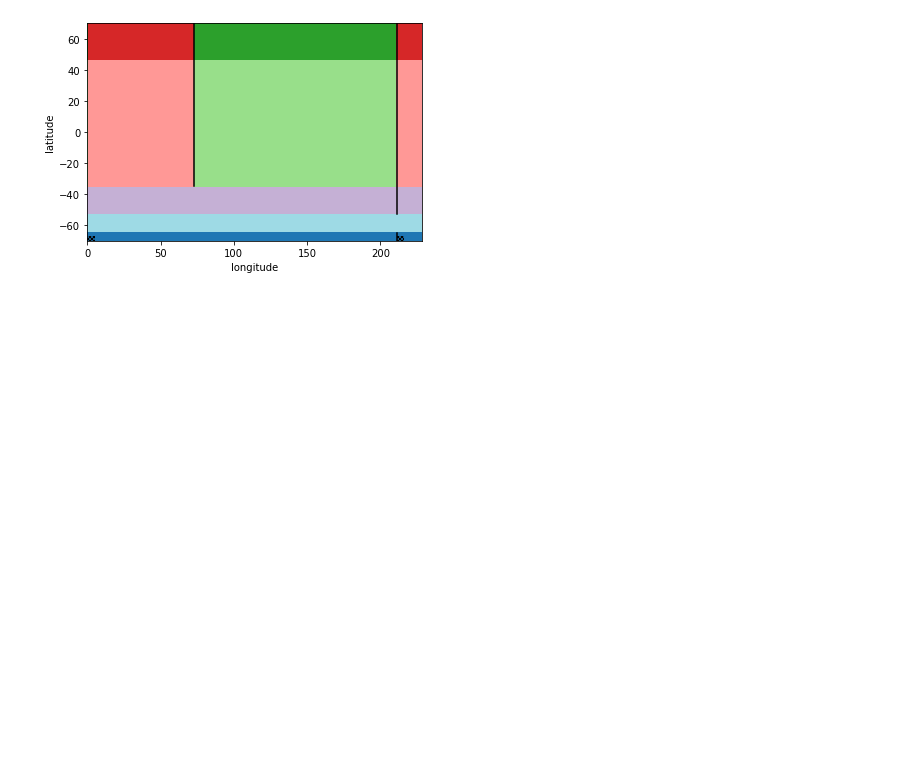
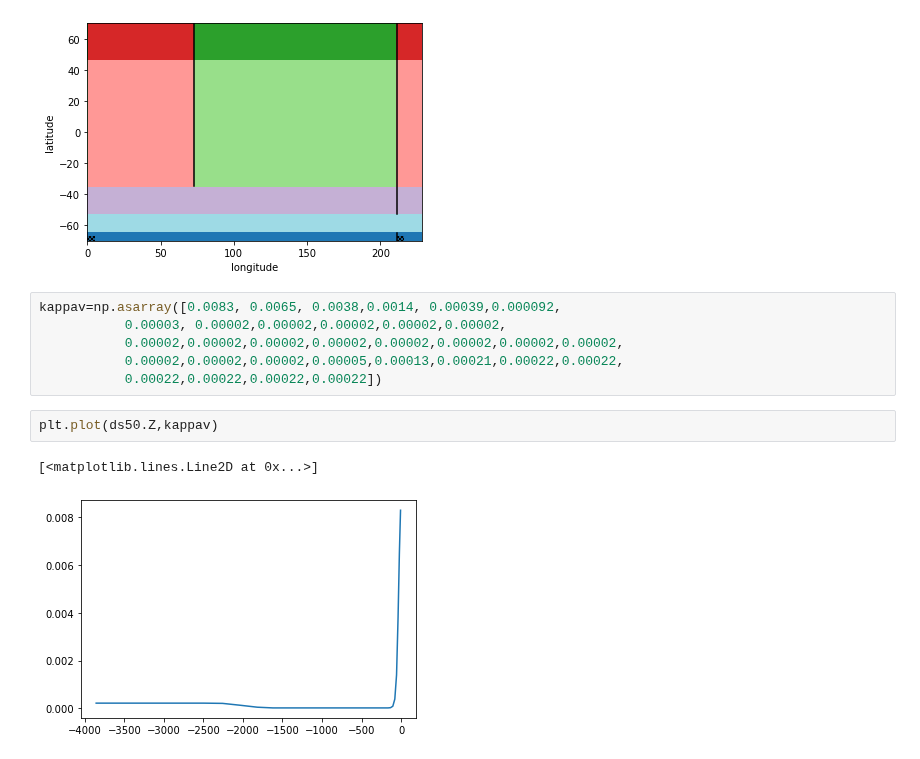
Before and after one commit to anthony-meza/test_age_framework, a Jupyter notebook: LGM.ipynb, the cells around one changed output. Saved outputs shown, nothing was run; the diff lists cells and outputs as text; blank space fills up the shorter version.

```diff
--- a/LGM.ipynb
+++ b/LGM.ipynb
@@ -813,3 +880,14 @@ fig = plt.gcf()
 fig.savefig('7boxes.pdf', bbox_inches='tight')
 # %% [output]
 [figure]
+# %%
+kappav=np.asarray([0.0083, 0.0065, 0.0038,0.0014, 0.00039,0.000092,
+           0.00003, 0.00002,0.00002,0.00002,0.00002,0.00002,
+           0.00002,0.00002,0.00002,0.00002,0.00002,0.00002,0.00002,0.00002,
+           0.00002,0.00002,0.00002,0.00005,0.00013,0.00021,0.00022,0.00022,
+           0.00022,0.00022,0.00022,0.00022])
+# %%
+plt.plot(ds50.Z,kappav)
+# %% [output]
+[<matplotlib.lines.Line2D at 0x...>]
+[figure, added]
```
Also changed, not shown: parts of 5 cells of this notebook.
